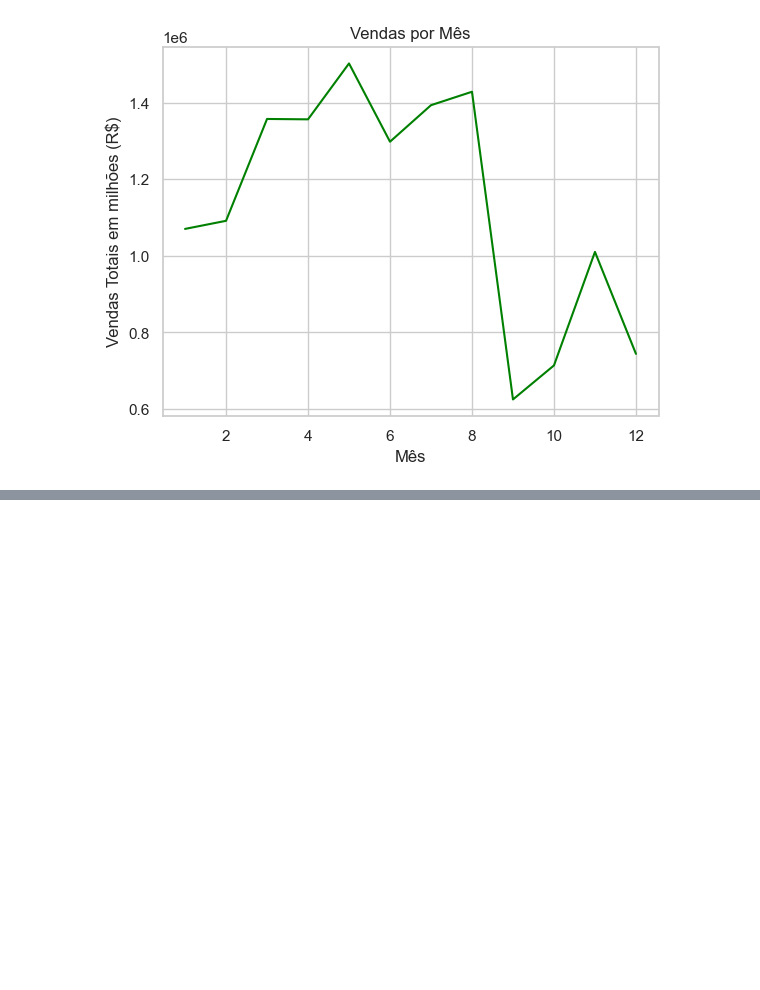
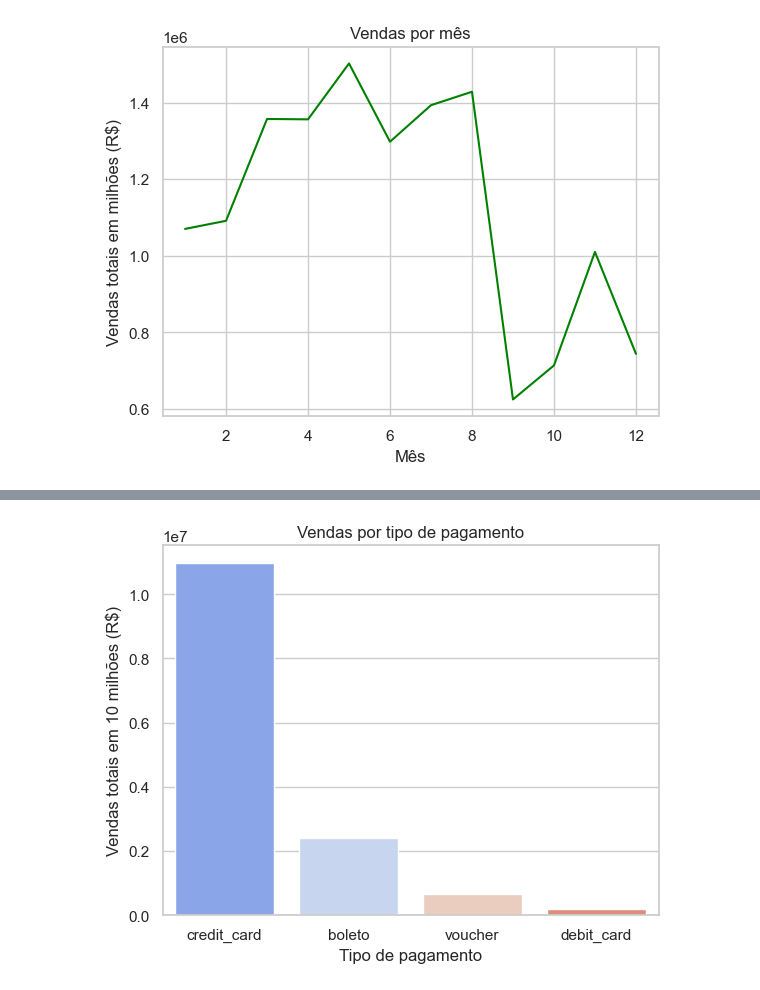
Before and after one commit to edilton-bs/projeto-analisepreditivavendas, a Jupyter notebook: notebooks/01_data_preprocessing_eda.ipynb.ipynb, the cells around one changed output, grey strips where cells are left out. Saved outputs shown, nothing was run; the diff lists cells and outputs as text; code cells hidden in the pictures; blank space fills up the shorter version.

```diff
--- a/notebooks/01_data_preprocessing_eda.ipynb.ipynb
+++ b/notebooks/01_data_preprocessing_eda.ipynb.ipynb
@@ -202,0 +205,13 @@ Vendas Totais em Novembro: R$ 1010271.37
+# %%
+# merge entre orders_items_df e payments_df
+df = pd.merge(orders_items_df, payments_df, on='order_id', how='inner')
+
+# valores em absoluto
+payment_sales = df.groupby('payment_type')['price'].sum().sort_values(ascending=False)
+sns.barplot(x=payment_sales.index, y=payment_sales.values, palette="coolwarm")
+plt.title("Vendas por tipo de pagamento")
+plt.xlabel("Tipo de pagamento")
+plt.ylabel("Vendas totais em 10 milhões (R$)")
+plt.show()
+# %% [output]
+[figure, added]
```
Also changed, not shown: parts of 8 cells of this notebook.
